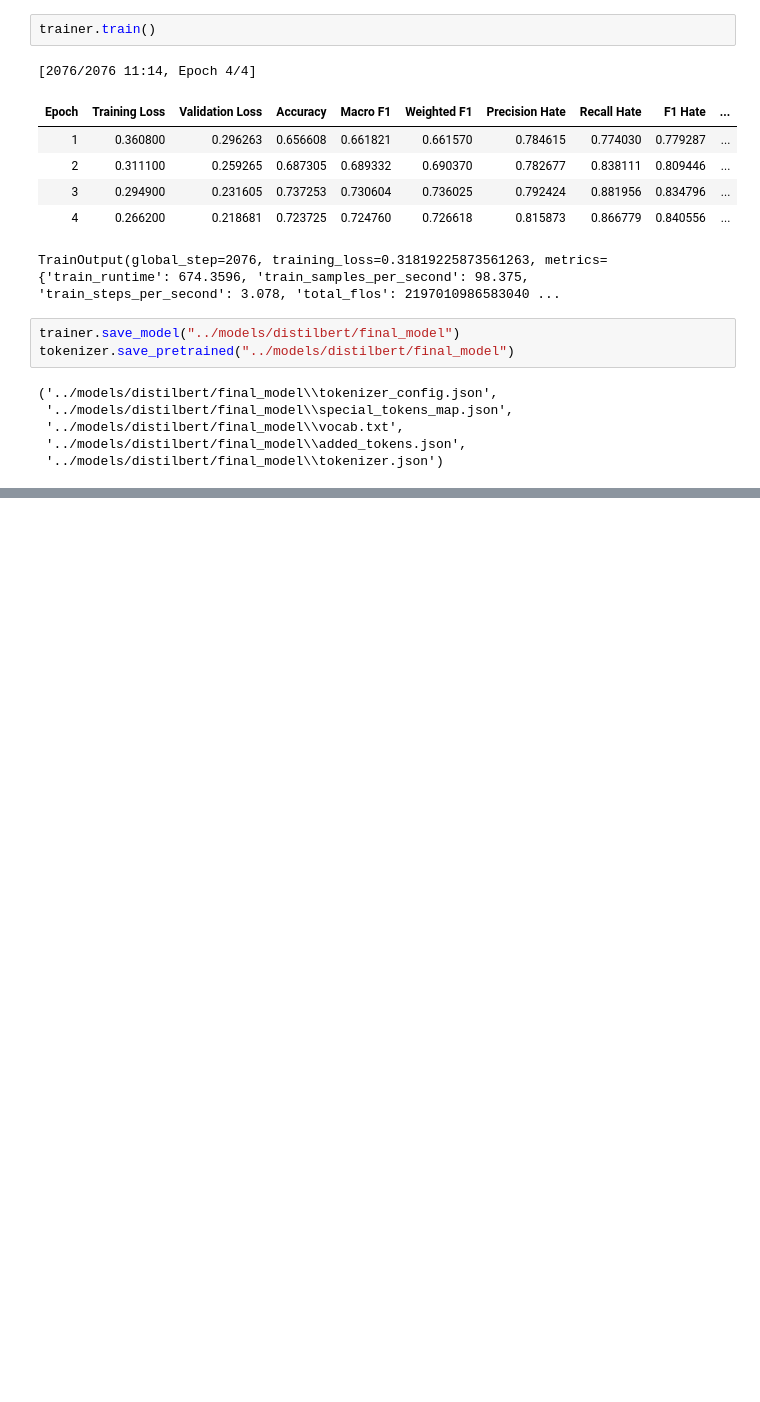
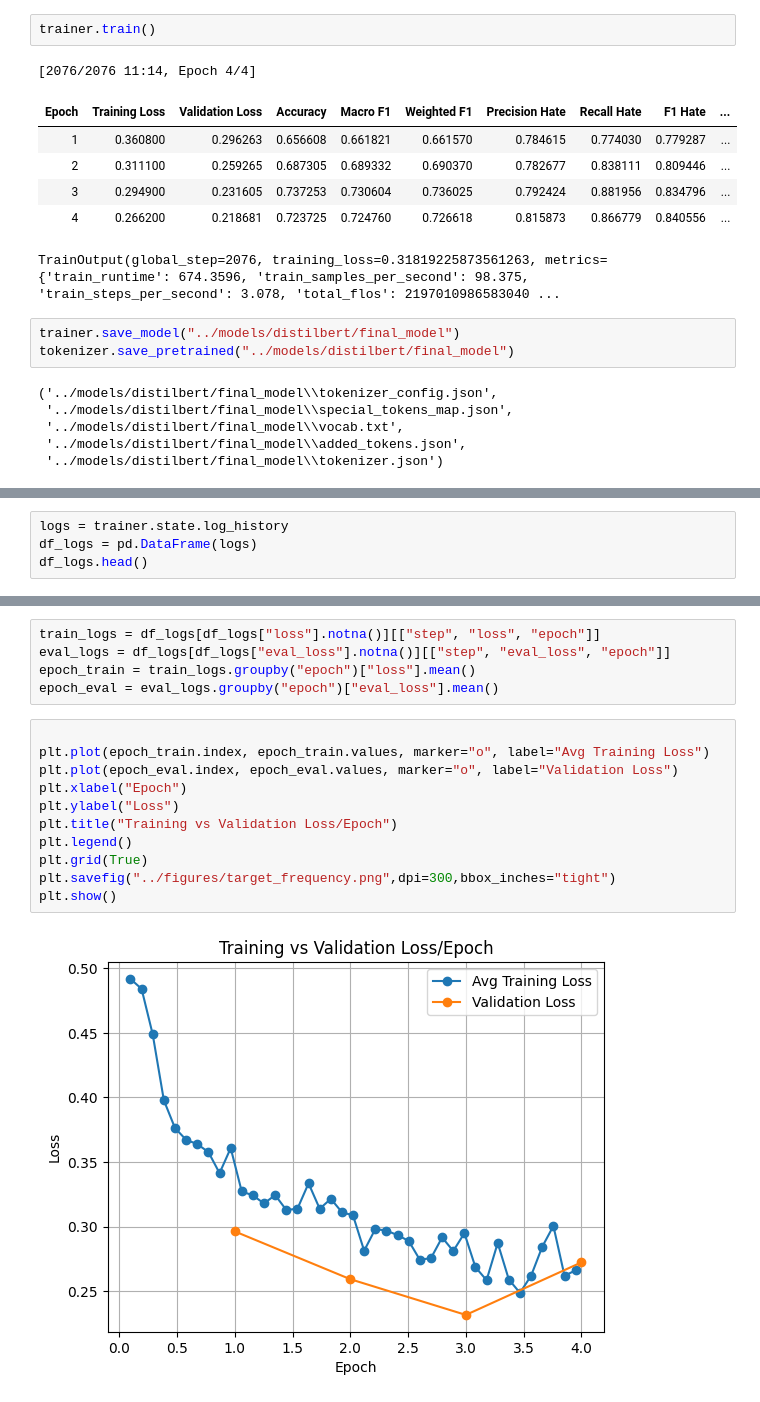
Before and after one commit to idk-jatin/Xai-moderator, a Jupyter notebook: notebooks/distilbert.ipynb, the cells around one changed output, grey strips where cells are left out. Cells and saved outputs as stored; diff of their text form; blank space fills up the shorter version.

```diff
--- a/notebooks/distilbert.ipynb
+++ b/notebooks/distilbert.ipynb
@@ -261,0 +335,4 @@ tokenizer.save_pretrained("../models/distilbert/final_model")
+# %%
+logs = trainer.state.log_history
+df_logs = pd.DataFrame(logs)
+df_logs.head()
@@ -261,0 +347,18 @@ tokenizer.save_pretrained("../models/distilbert/final_model")
+# %%
+train_logs = df_logs[df_logs["loss"].notna()][["step", "loss", "epoch"]]
+eval_logs = df_logs[df_logs["eval_loss"].notna()][["step", "eval_loss", "epoch"]]
+epoch_train = train_logs.groupby("epoch")["loss"].mean()
+epoch_eval = eval_logs.groupby("epoch")["eval_loss"].mean()
+# %%
+
+plt.plot(epoch_train.index, epoch_train.values, marker="o", label="Avg Training Loss")
+plt.plot(epoch_eval.index, epoch_eval.values, marker="o", label="Validation Loss")
+plt.xlabel("Epoch")
+plt.ylabel("Loss")
+plt.title("Training vs Validation Loss/Epoch")
+plt.legend()
+plt.grid(True)
+plt.savefig("../figures/target_frequency.png",dpi=300,bbox_inches="tight")
+plt.show()
+# %% [output]
+[figure, added]
```
Also changed, not shown: parts of 9 cells of this notebook, 5 other files.
